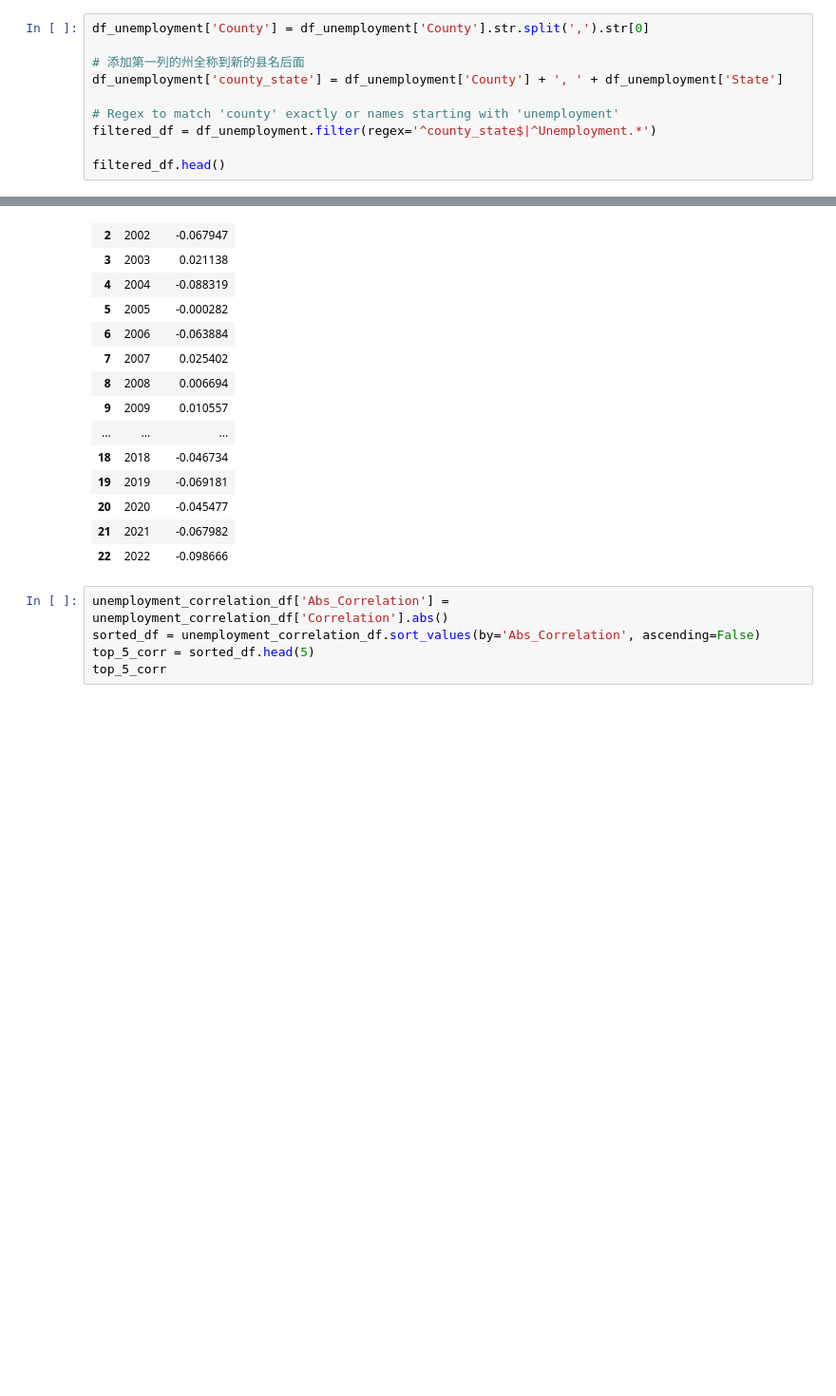
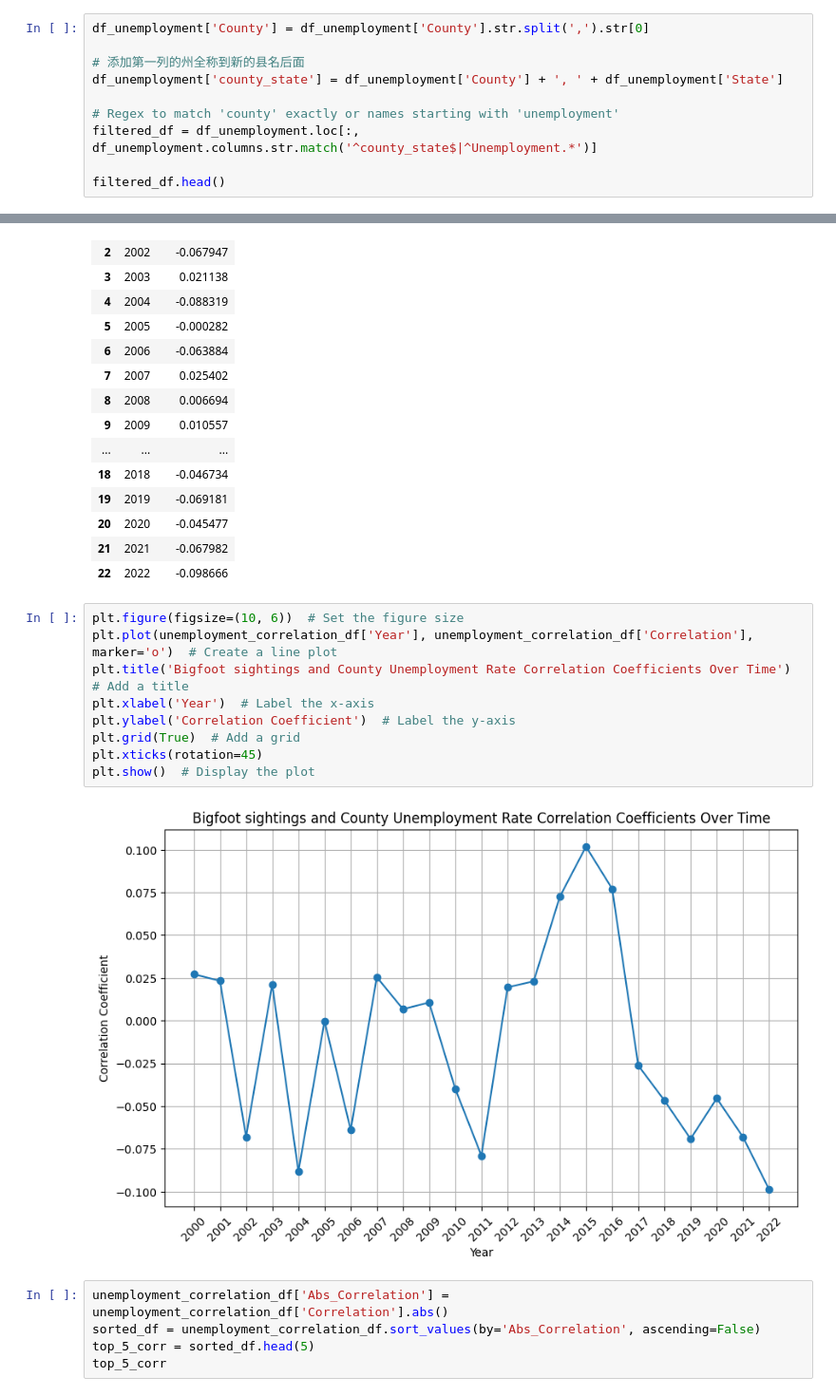
Before and after one commit to modestcharlie/2024Spr_projects, a Jupyter notebook: Final.ipynb, the cells around one changed output, grey strips where cells are left out. Shown: that part at 95% size. Drawn from its saved outputs; the diff is of its cells as text; blank space fills up the shorter version.

Commit message:
Update Unemployment Analysis

```diff
--- a/Final.ipynb
+++ b/Final.ipynb
@@ -553,7 +553,7 @@ df_unemployment['County'] = df_unemployment['County'].str.split(',').str[0]
 df_unemployment['county_state'] = df_unemployment['County'] + ', ' + df_unemployment['State']
 
 # Regex to match 'county' exactly or names starting with 'unemployment'
-filtered_df = df_unemployment.filter(regex='^county_state$|^Unemployment.*')
+filtered_df = df_unemployment.loc[:, df_unemployment.columns.str.match('^county_state$|^Unemployment.*')]
 
 filtered_df.head()
 # %% [output]
@@ -663,6 +663,17 @@ unemployment_correlation_df
 | 20 | 2020 | -0.045477 |
 | 21 | 2021 | -0.067982 |
 | 22 | 2022 | -0.098666 |
+# %%
+plt.figure(figsize=(10, 6))  # Set the figure size
+plt.plot(unemployment_correlation_df['Year'], unemployment_correlation_df['Correlation'], marker='o')  # Create a line plot
+plt.title('Bigfoot sightings and County Unemployment Rate Correlation Coefficients Over Time')  # Add a title
+plt.xlabel('Year')  # Label the x-axis
+plt.ylabel('Correlation Coefficient')  # Label the y-axis
+plt.grid(True)  # Add a grid
+plt.xticks(rotation=45)
+plt.show()  # Display the plot
+# %% [output]
+[figure, added]
 # %%
 unemployment_correlation_df['Abs_Correlation'] = unemployment_correlation_df['Correlation'].abs()
 sorted_df = unemployment_correlation_df.sort_values(by='Abs_Correlation', ascending=False)
```
Also changed, not shown: parts of 1 cell of this notebook.
